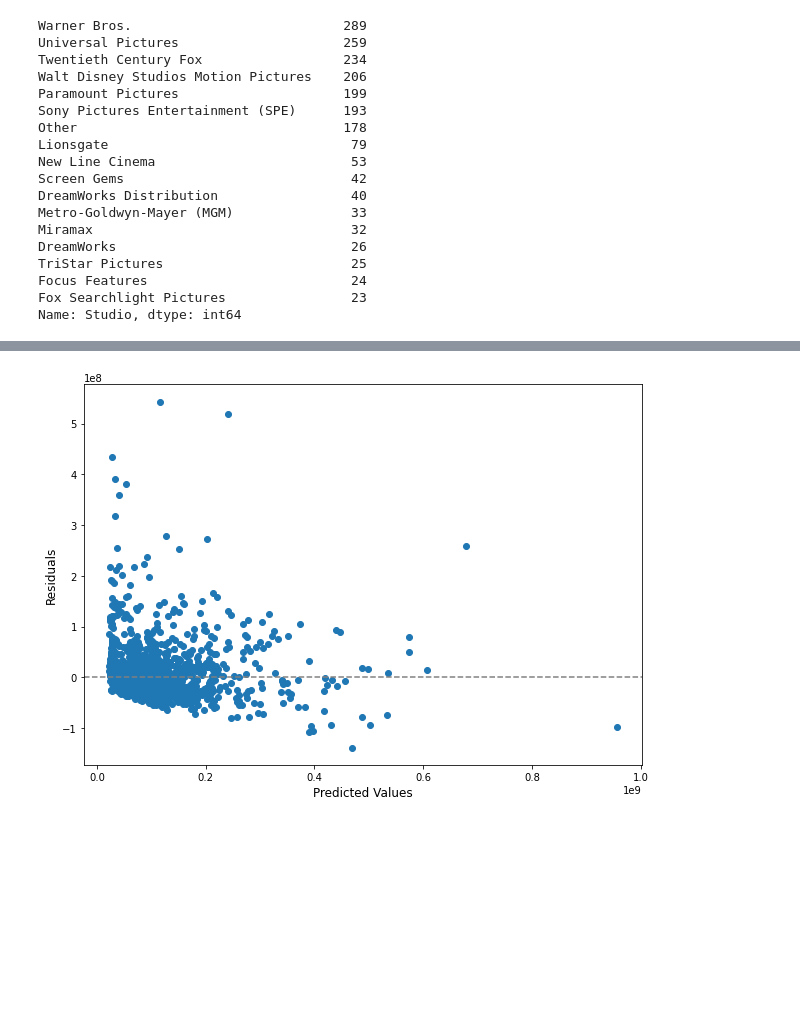
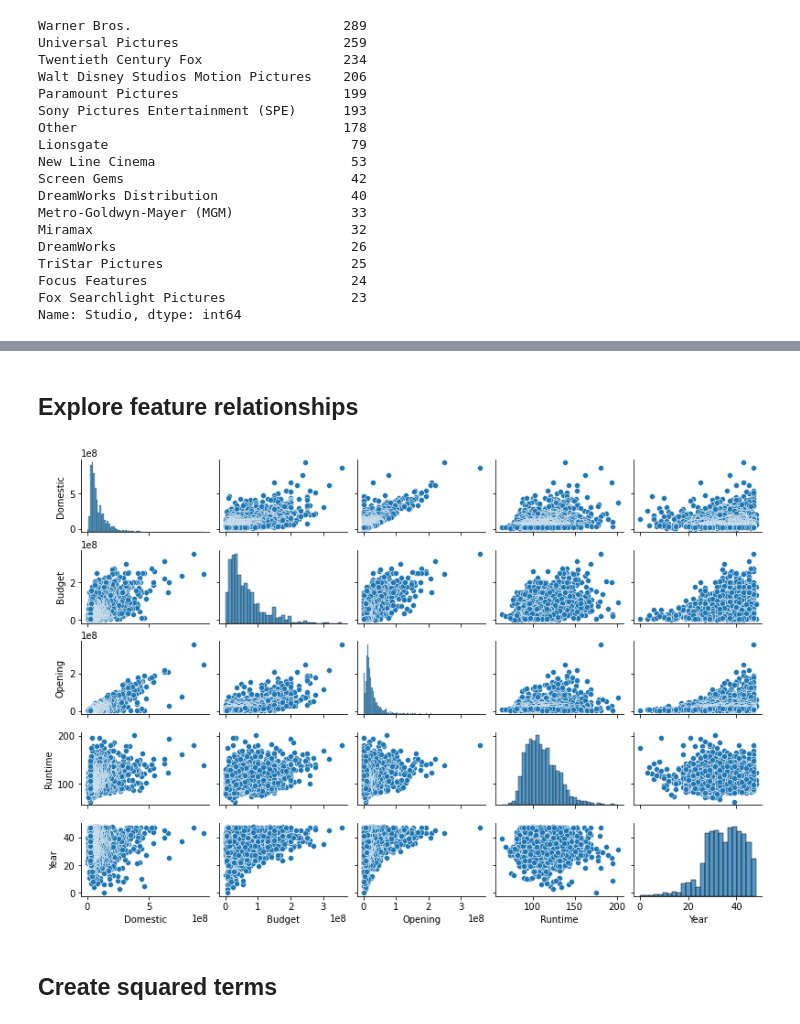
Before and after one commit to jpizzollo/Movie_Regression, a Jupyter notebook: Predicting_Earnings.ipynb, the cells around one changed output, grey strips where cells are left out. Saved outputs shown, nothing was run; the diff lists cells and outputs as text; code cells hidden in the pictures; blank space fills up the shorter version.

```diff
--- a/Predicting_Earnings.ipynb
+++ b/Predicting_Earnings.ipynb
@@ -383,10 +231,9 @@ strong multicollinearity or other numerical problems.
-# %%
-# Plot residuals from statsmodels OLS
-plt.figure(figsize=(10, 7))
-plt.scatter(fit_OBY.predict(), fit_OBY.resid)
-
-plt.axhline(0, linestyle='--', color='gray')
-plt.xlabel('Predicted Values', fontsize=12)
-plt.ylabel('Residuals', fontsize=12);
-# %% [output]
-[figure, removed]
+# %% [markdown]
+## Explore feature relationships
+# %%
+pairplot = sns.pairplot(movies_df[['Domestic','Budget','Opening','Runtime','Year']], height=1.5, aspect=1.5);
+pairplot.savefig("pairplot.png")
+# %% [output]
+[figure, added]
+# %% [markdown]
+## Create squared terms
```
Also changed, not shown: parts of 134 cells of this notebook.
